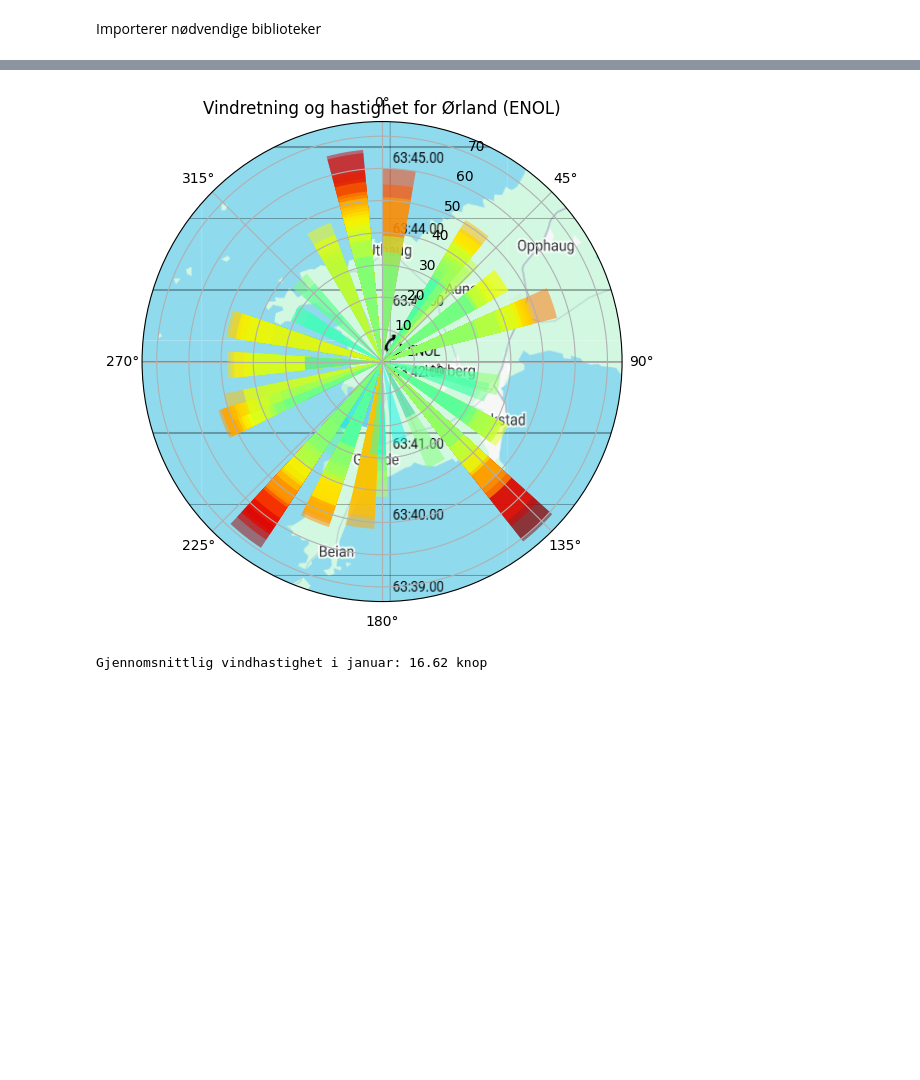
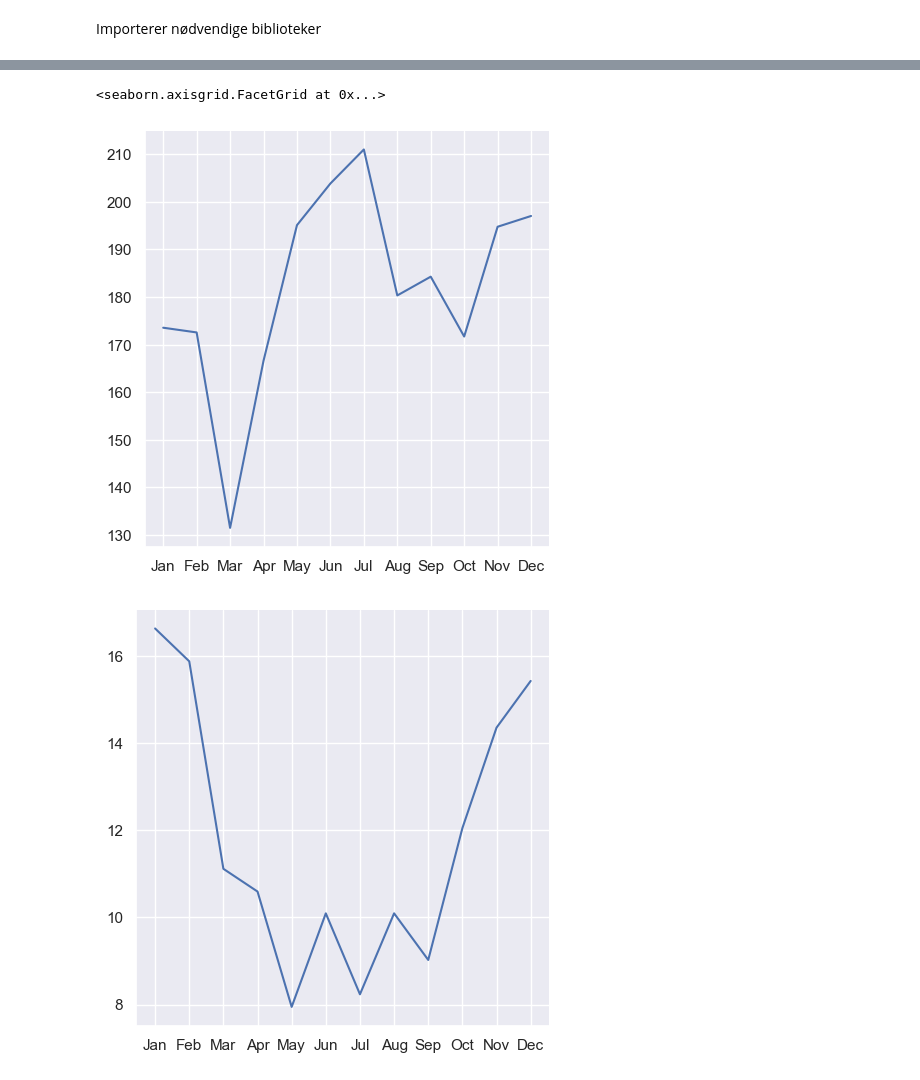
Before and after one commit to oaherrem/Prosjektgruppe55, a Jupyter notebook: proj_environment-main/notebooks/Oppgave_5.ipynb, the cells around one changed output, grey strips where cells are left out. Saved outputs shown, nothing was run; the diff lists cells and outputs as text; code cells hidden in the pictures; blank space fills up the shorter version.

```diff
--- a/proj_environment-main/notebooks/Oppgave_5.ipynb
+++ b/proj_environment-main/notebooks/Oppgave_5.ipynb
@@ -71,40 +62,32 @@ show()
-# %%
-# Konverter vindretningen fra grader til radianer (for polarplot)
-theta = df_ENOL['Wind_direction']
-radii = df_ENOL['Gust_speed']
-
-# Sett en konstant bredde for stolpene, f.eks. 10 grader (omregnet til radianer)
-width = np.deg2rad(10)
-
-# Lag figur og polar akse
-fig = figure(figsize=(6,6))
-ax = fig.add_axes([0.1, 0.1, 0.8, 0.8], polar=True)
-
-ax.set_theta_zero_location("N") # Sett nullpunktet til nord
-ax.set_theta_direction(-1)
-
-img = plt.imread("ENOL_kart.png")
-ax.imshow(img, extent=[0, 1, 0, 1], transform=ax.transAxes, zorder=0)
-
-# Lag stolpediagrammet
-bars = ax.bar(theta, radii, width=width, bottom=0.0)
-
-# Tilpass farger etter vindhastigheten
-for r, bar in zip(radii, bars):
-    bar.set_facecolor(cm.jet(r / np.max(radii)))
-    bar.set_alpha(0.5)
-
-ax.set_title("Vindretning og hastighet for Ørland (ENOL)")
-ax.set_xlabel("Vindretning (grader)")
-ax.set_ylabel("Vindhastighet (knop)")
-
-show()
-# %% [output]
-[figure, removed]
-# %%
-avg_wind_speed_jan = df_ENOL['Wind_speed'][:48*31].mean()
-print(f"Gjennomsnittlig vindhastighet i januar: {avg_wind_speed_jan:.2f} knop")
-avg_wind_speed_feb = df_ENOL['Wind_speed'][48*31:48*29].mean() # skudddår i 2024
-print(f"Gjennomsnittlig vindhastighet i februar: {avg_wind_speed_feb:.2f} knop")
-# %% [output]
-Gjennomsnittlig vindhastighet i januar: 16.62 knop
+# %%
+months = ['Jan', 'Feb', 'Mar', 'Apr', 'May', 'Jun', 'Jul', 'Aug', 'Sep', 'Oct', 'Nov', 'Dec']
+
+avg_wind_speed = [
+    df_ENOL['Wind_speed'][:48*31].mean(),           # Jan
+    df_ENOL['Wind_speed'][48*31:48*60].mean(),      # Feb (skuddår i 2024)
+    df_ENOL['Wind_speed'][48*60:48*91].mean(),      # Mar
+    df_ENOL['Wind_speed'][48*91:48*121].mean(),     # Apr
+    df_ENOL['Wind_speed'][48*121:48*152].mean(),    # May
+    df_ENOL['Wind_speed'][48*152:48*182].mean(),    # Jun
+    df_ENOL['Wind_speed'][48*182:48*213].mean(),    # Jul
+    df_ENOL['Wind_speed'][48*213:48*244].mean(),    # Aug
+    df_ENOL['Wind_speed'][48*244:48*274].mean(),    # Sep
+    df_ENOL['Wind_speed'][48*274:48*305].mean(),    # Oct
+    df_ENOL['Wind_speed'][48*305:48*335].mean(),    # Nov
+    df_ENOL['Wind_speed'][48*335:48*366].mean()     # Dec
+]
+
+avg_wind_direction = [
+    df_ENOL['Wind_direction'][:48*31].mean(),           # Jan
+    df_ENOL['Wind_direction'][48*31:48*60].mean(),      # Feb (skuddår i 2024)
+    df_ENOL['Wind_direction'][48*60:48*91].mean(),      # Mar
+    df_ENOL['Wind_direction'][48*91:48*121].mean(),     # Apr
+    df_ENOL['Wind_direction'][48*121:48*152].mean(),    # May
+    df_ENOL['Wind_direction'][48*152:48*182].mean(),    # Jun
+    df_ENOL['Wind_direction'][48*182:48*213].mean(),    # Jul
+    df_ENOL['Wind_direction'][48*213:48*244].mean(),    # Aug
+    df_ENOL['Wind_direction'][48*244:48*274].mean(),    # Sep
+    df_ENOL['Wind_direction'][48*274:48*305].mean(),    # Oct
+    df_ENOL['Wind_direction'][48*305:48*335].mean(),    # Nov
+    df_ENOL['Wind_direction'][48*335:48*366].mean()     # Dec
+]
@@ -110,0 +98,8 @@ Gjennomsnittlig vindhastighet i januar: 16.62 knop
+# %%
+sns.set_theme(style="darkgrid")
+sns.relplot(x = months, y = avg_wind_direction, kind="line")
+sns.relplot(x = months, y = avg_wind_speed, kind="line")
+# %% [output]
+<seaborn.axisgrid.FacetGrid at 0x...>
+[figure, added]
+[figure, added]
```
Also changed, not shown: parts of 11 cells of this notebook, 1 other file.
